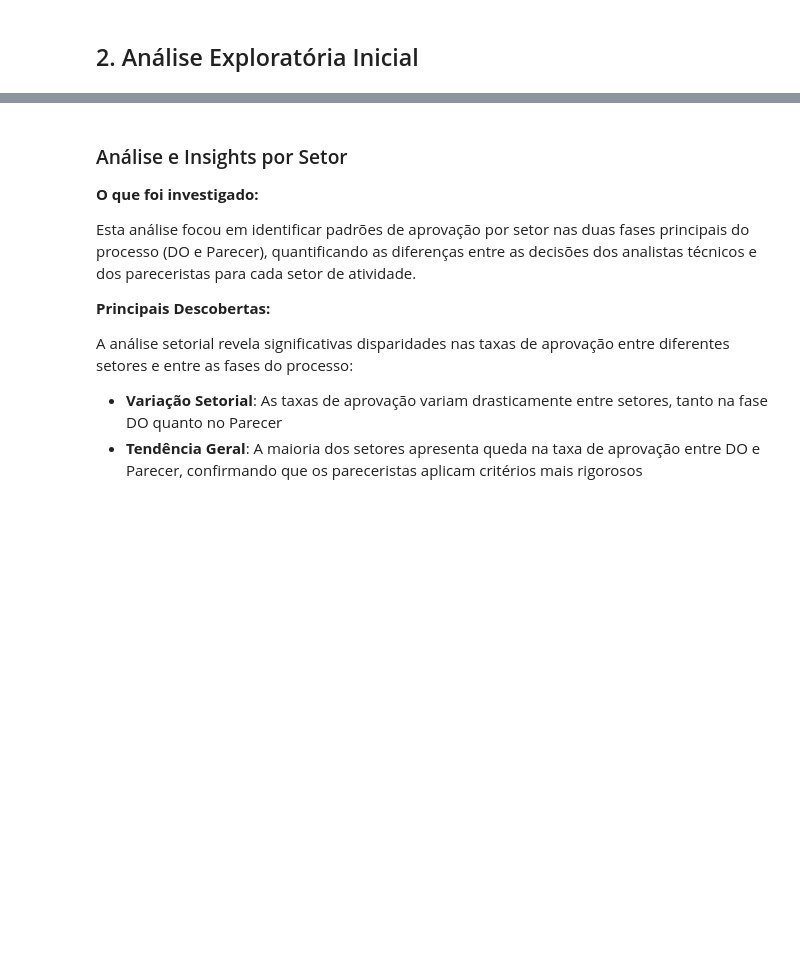
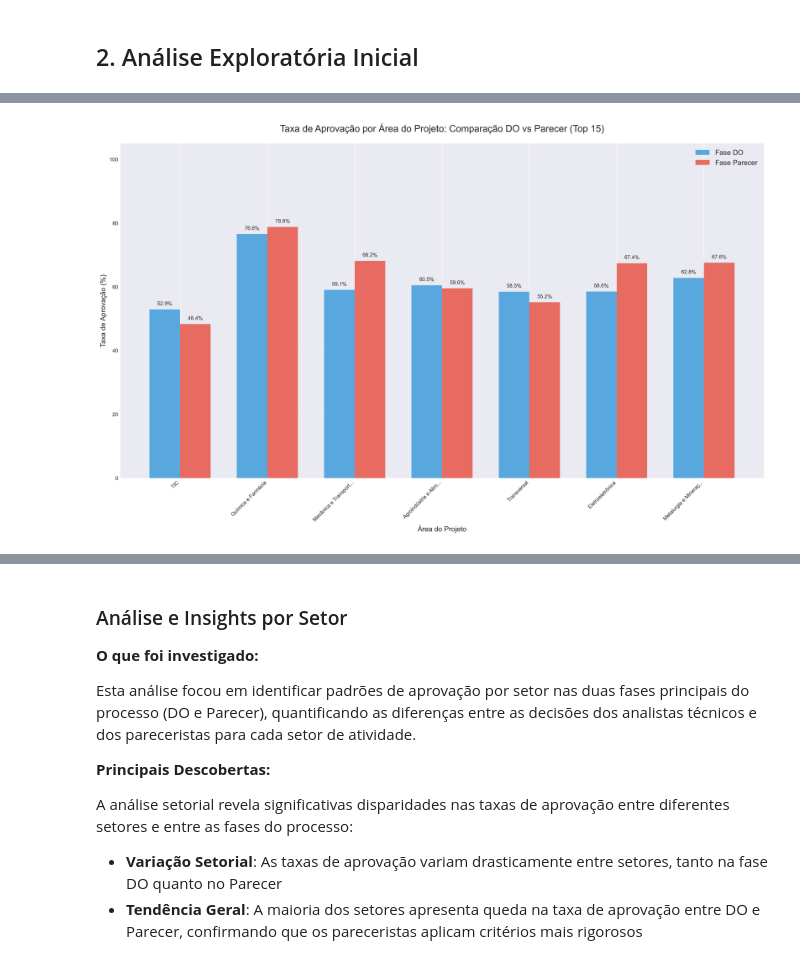
Before and after one commit to leomcamilo/report_good-law_ai, a Jupyter notebook: analise_setores_quadrantes.ipynb, the cells around one changed output, grey strips where cells are left out. Cells and saved outputs as stored; diff of their text form; code cells hidden in the pictures; blank space fills up the shorter version.

Commit message:
Aperfeiçoamento da análise setorial e de quadrantes e envio final para o Vicente.

```diff
--- a/analise_setores_quadrantes.ipynb
+++ b/analise_setores_quadrantes.ipynb
@@ -743,16 +826,16 @@ df_completo['decisao_analista'] = df_completo['do_taaproj_notipoavaliacaoanalise
 df_completo['decisao_parecerista'] = df_completo['p_taaproj_notipoavaliacaoanalise'].apply(padronizar_decisao)
 
 # Verificar se a coluna de área do projeto existe
-if 'daproj_dsareaprojeto' in df_completo.columns:
-    print("✅ Usando coluna 'daproj_dsareaprojeto' (Área do Projeto)")
+if 'do_set_nosetor' in df_completo.columns:
+    print("✅ Usando coluna 'do_set_nosetor' (Área do Projeto)")
 
     # Filtrar registros com área definida
-    df_com_area = df_completo[df_completo['daproj_dsareaprojeto'].notna()].copy()
+    df_com_area = df_completo[df_completo['do_set_nosetor'].notna()].copy()
     print(f"📊 Projetos com área definida: {len(df_com_area):,}")
 
     # Mostrar distribuição das áreas
     print("\n📊 Distribuição das Áreas de Projeto:")
-    dist_areas = df_com_area['daproj_dsareaprojeto'].value_counts()
+    dist_areas = df_com_area['do_set_nosetor'].value_counts()
     print(f"Total de áreas únicas: {len(dist_areas)}")
     print("\nTop 15 áreas por volume:")
     for i, (area, count) in enumerate(dist_areas.head(15).items()):
@@ -761,9 +844,9 @@ if 'daproj_dsareaprojeto' in df_completo.columns:
     # Calcular estatísticas por área
     analise_por_area = []
 
-    for area in df_com_area['daproj_dsareaprojeto'].unique():
+    for area in df_com_area['do_set_nosetor'].unique():
         if pd.notna(area):
-            projetos_area = df_com_area[df_com_area['daproj_dsareaprojeto'] == area]
+            projetos_area = df_com_area[df_com_area['do_set_nosetor'] == area]
 
             # Estatísticas DO (Analista)
             total_do = len(projetos_area[projetos_area['decisao_analista'].notna()])
@@ -858,7 +941,7 @@ if 'daproj_dsareaprojeto' in df_completo.columns:
             print(f"  - {row['Area_Projeto']}: {row['Taxa_Mudanca_%']:.1f}% mudaram decisão ({row['Projetos_Mudaram_Decisao']} de {row['Total_Projetos']} projetos)")
 
 else:
-    print("❌ Coluna 'daproj_dsareaprojeto' não encontrada no dataset")
+    print("❌ Coluna 'do_set_nosetor' não encontrada no dataset")
     # Lista alternativas disponíveis
     print("Colunas disponíveis que podem conter informação de categoria:")
     for col in df_completo.columns:
@@ -868,0 +974,47 @@ else:
+# %%
+# Visualizações para análise por área
+if 'df_areas' in locals() and len(df_areas) > 0:
+
+    # Visualização 1: Gráfico de barras comparativo DO vs Parecer
+    fig, ax = plt.subplots(figsize=(16, 10))
+
+    # Preparar dados (top 15 áreas por volume)
+    top_areas = df_areas.head(15)
+    x = np.arange(len(top_areas))
+    width = 0.35
+
+    # Barras
+    bars1 = ax.bar(x - width/2, top_areas['Taxa_Aprovacao_DO_%'], width,
+                   label='Fase DO', color='#3498db', alpha=0.8)
+    bars2 = ax.bar(x + width/2, top_areas['Taxa_Aprovacao_Parecer_%'], width,
+                   label='Fase Parecer', color='#e74c3c', alpha=0.8)
+
+    # Adicionar valores nas barras
+    for bars in [bars1, bars2]:
+        for bar in bars:
+            height = bar.get_height()
+            ax.text(bar.get_x() + bar.get_width()/2., height + 1,
+                   f'{height:.1f}%', ha='center', va='bottom', fontsize=9)
+
+    # Configurar eixos
+    ax.set_xlabel('Área do Projeto', fontsize=12)
+    ax.set_ylabel('Taxa de Aprovação (%)', fontsize=12)
+    ax.set_title('Taxa de Aprovação por Área do Projeto: Comparação DO vs Parecer (Top 15)', fontsize=16, pad=20)
+    ax.set_xticks(x)
+
+    # Labels das áreas (truncar se muito longo)
+    labels_areas = [area[:20] + '...' if len(area) > 20 else area for area in top_areas['Area_Projeto']]
+    ax.set_xticklabels(labels_areas, rotation=45, ha='right')
+
+    ax.legend(loc='upper right', fontsize=12)
+    ax.grid(True, axis='y', alpha=0.3)
+    ax.set_ylim(0, 105)
+
+    plt.tight_layout()
+    plt.show()
+
+else:
+    print("\n❌ Não foi possível realizar a análise por área do projeto")
+    print("Verifique se a coluna 'do_set_nosetor' existe e contém dados válidos")
+# %% [output]
+[figure, added]
```
Also changed, not shown: parts of 31 cells of this notebook, 3 other files.
